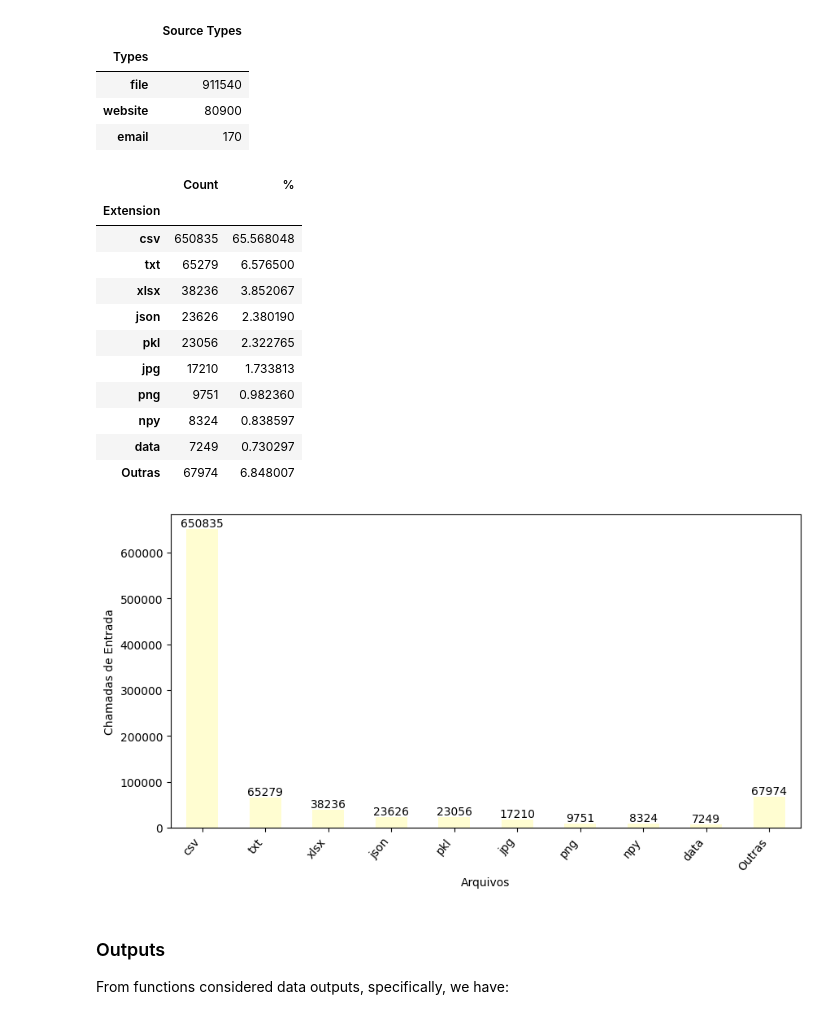
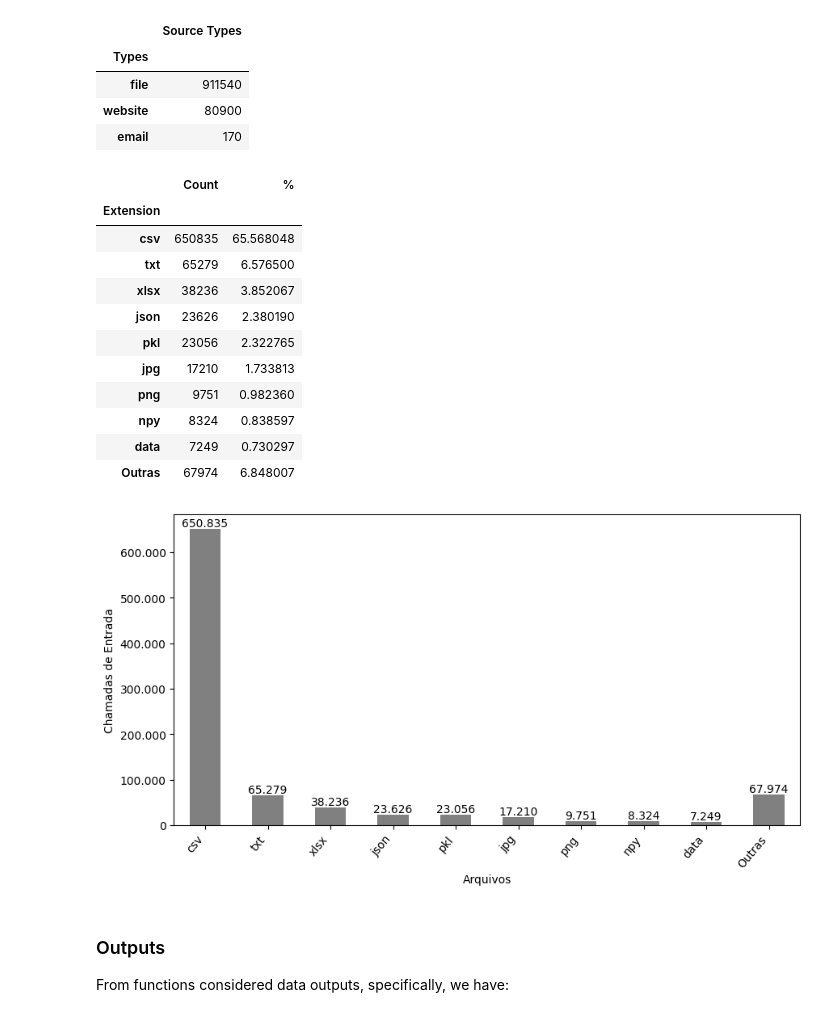
Before and after one commit to dew-uff/dsmining, a Jupyter notebook: src/analyzes/a5_code_and_data.ipynb, the cells around one changed output. Drawn from its saved outputs; the diff is of its cells as text; code cells hidden in the pictures.

```diff
--- a/src/analyzes/a5_code_and_data.ipynb
+++ b/src/analyzes/a5_code_and_data.ipynb
@@ -298,7 +343,7 @@ ax7.bar_label(ax7.containers[0], label_type='edge');
 # %% [output]
 [figure]
 # %%
-fig8, ax8 = plt.subplots(figsize=(10, 5))
+fig11, ax11 = plt.subplots(figsize=(10, 5))
 names = data_ios.function_name.dropna().value_counts().rename_axis("Fnction").to_frame("Count")
 other_value = names[9:]["Count"].sum()
 new_names = names[:9].copy()
@@ -306,10 +351,12 @@ new_names.loc["Outras"] = [other_value]
 new_names["%"] = new_names["Count"] * 100 / 1668908
 display(new_names)
 
-new_names.plot.bar(ax=ax8, y="Count", color='skyblue',
+new_names.plot.bar(ax=ax11, y="Count", color='skyblue',
                      xlabel='Função', ylabel='Chamadas').get_legend().remove()
 plt.xticks(rotation=50, ha='right')
-ax8.bar_label(ax8.containers[0], label_type='edge');
+for container in ax11.containers:
+    ax11.bar_label(container, labels=[formatar_inteiro(valor) for valor in container.datavalues], label_type='edge')
+ax11.yaxis.set_major_formatter(plt.FuncFormatter(lambda value, tick: formatar_inteiro(value)))
 # %% [output]
 |  | Count | % |
 | Fnction |  |  |
@@ -336,7 +383,7 @@ display(source_types)
 | website | 114002 |
 | email | 7341 |
 # %%
-fig10, ax10 = plt.subplots(figsize=(10, 5))
+fig11, ax11 = plt.subplots(figsize=(10, 5))
 extensions = data_ios.infered_file_extension.dropna().value_counts()\
     .rename_axis("Extension").to_frame("Count").sort_values(by='Count', ascending=False)
 
@@ -353,11 +400,13 @@ new_extensions.loc["Outras"] = [other_value]
 new_extensions["%"] = new_extensions["Count"] * 100 / 1668908
 display(new_extensions)
 
-new_extensions.plot.bar(ax=ax10, y="Count", color='skyblue',
+new_extensions.plot.bar(ax=ax11, y="Count", color='skyblue',
                      xlabel='Arquivo', ylabel='Chamadas').get_legend().remove()
 plt.xticks(rotation=50, ha='right')
-ax10.bar_label(ax10.containers[0], label_type='edge')
-fig10.savefig("outputs/a5/extensões.png", dpi=500, bbox_inches='tight', format='png');
+for container in ax11.containers:
+    ax11.bar_label(container, labels=[formatar_inteiro(valor) for valor in container.datavalues], label_type='edge')
+ax11.yaxis.set_major_formatter(plt.FuncFormatter(lambda value, tick: formatar_inteiro(value)))
+fig11.savefig("outputs/a5/extensões.png", dpi=500, bbox_inches='tight', format='png');
 # %% [output]
 |  | Count | % |
 | Extension |  |  |
@@ -397,20 +446,22 @@ From functions considered data inputs, specifically, we have:
 # %%
 inputs = data_ios[data_ios.infered_type == 'input']
 # %%
-fig12, ax12 = plt.subplots(figsize=(10, 5))
+fig13, ax13 = plt.subplots(figsize=(10, 5))
 callers = inputs.caller.dropna().value_counts().rename_axis("Caller").to_frame("Count")
 
 other_value = callers[9:]["Count"].sum()
 new_callers = callers[:9].copy()
 new_callers.loc["Outros"] = [other_value]
-new_callers.plot.bar(ax=ax12, y="Count", color='skyblue',
+new_callers.plot.bar(ax=ax13, y="Count", color='skyblue',
                      xlabel='Módulo/Objeto', ylabel='Chamadas de Entrada').get_legend().remove()
 plt.xticks(rotation=50, ha='right')
-ax12.bar_label(ax12.containers[0], label_type='edge');
+for container in ax13.containers:
+    ax13.bar_label(container, labels=[formatar_inteiro(valor) for valor in container.datavalues], label_type='edge')
+ax13.yaxis.set_major_formatter(plt.FuncFormatter(lambda value, tick: formatar_inteiro(value)));
 # %% [output]
 [figure]
 # %%
-fig13, ax13 = plt.subplots(figsize=(10, 5))
+fig14, ax14 = plt.subplots(figsize=(10, 5))
 names = inputs.function_name.dropna().value_counts().rename_axis("Function").to_frame("Count")
 other_value = names[9:]["Count"].sum()
 new_names = names[:9].copy()
@@ -419,10 +470,12 @@ new_names.loc["Outras"] = [other_value]
 new_names["%"] = new_names["Count"] * 100 / 992610
 display(new_names)
 
-new_names.plot.bar(ax=ax13, y="Count", color='skyblue',
+new_names.plot.bar(ax=ax14, y="Count", color='skyblue',
                      xlabel='Função', ylabel='Chamadas de Entrada').get_legend().remove()
 plt.xticks(rotation=50, ha='right')
-ax13.bar_label(ax13.containers[0], label_type='edge');
+for container in ax14.containers:
+    ax14.bar_label(container, labels=[formatar_inteiro(valor) for valor in container.datavalues], label_type='edge')
+ax14.yaxis.set_major_formatter(plt.FuncFormatter(lambda value, tick: formatar_inteiro(value)));
 # %% [output]
 |  | Count | % |
 | Function |  |  |
@@ -447,39 +500,41 @@ display(source_types)
 | website | 80900 |
 | email | 170 |
 # %%
-fig14, ax14 = plt.subplots(figsize=(10, 5))
+fig15, ax15 = plt.subplots(figsize=(10, 5))
 extensions = inputs.infered_file_extension.dropna().value_counts().rename_axis("Extension").to_frame("Count")
 extensions.loc["jpg"].Count = extensions.loc["jpg"].Count +  extensions.loc["jpeg"].Count
 extensions.loc["xlsx"].Count = extensions.loc["xlsx"].Count +  extensions.loc["xls"].Count
 extensions.loc["jpeg"].Count = 0
 extensions.loc["xls"].Count = 0
 extensions = extensions.sort_values(by='Count', ascending=False)
 
 other_value = extensions[9:]["Count"].sum()
 new_extensions = extensions[:9].copy()
 new_extensions.loc["Outras"] = [other_value]
 new_extensions["%"] = new_extensions["Count"] * 100 / 992610
 display(new_extensions)
 
-new_extensions.plot.bar(ax=ax14, y="Count", color='#FFFDD1',
+new_extensions.plot.bar(ax=ax15, y="Count", color='grey',
                      xlabel='Arquivos', ylabel='Chamadas de Entrada').get_legend().remove()
 plt.xticks(rotation=50, ha='right')
-ax14.bar_label(ax14.containers[0], label_type='edge')
-fig14.savefig("outputs/a5/inputs.png", dpi=500, bbox_inches='tight', format='png');
+for container in ax15.containers:
+    ax15.bar_label(container, labels=[formatar_inteiro(valor) for valor in container.datavalues], label_type='edge')
+ax15.yaxis.set_major_formatter(plt.FuncFormatter(lambda value, tick: formatar_inteiro(value)))
+fig15.savefig("outputs/a5/inputs2.png", dpi=500, bbox_inches='tight', format='png');
 # %% [output]
 |  | Count | % |
 | Extension |  |  |
 | csv | 650835 | 65.568048 |
 | txt | 65279 | 6.576500 |
 | xlsx | 38236 | 3.852067 |
 | json | 23626 | 2.380190 |
 | pkl | 23056 | 2.322765 |
 | jpg | 17210 | 1.733813 |
 | png | 9751 | 0.982360 |
 | npy | 8324 | 0.838597 |
 | data | 7249 | 0.730297 |
 | Outras | 67974 | 6.848007 |
-[figure, old version]
+[figure, new version]
 # %% [markdown]
 ### Outputs
 From functions considered data outputs, specifically, we have:
```
Also changed, not shown: parts of 22 cells of this notebook, 10 other files.
